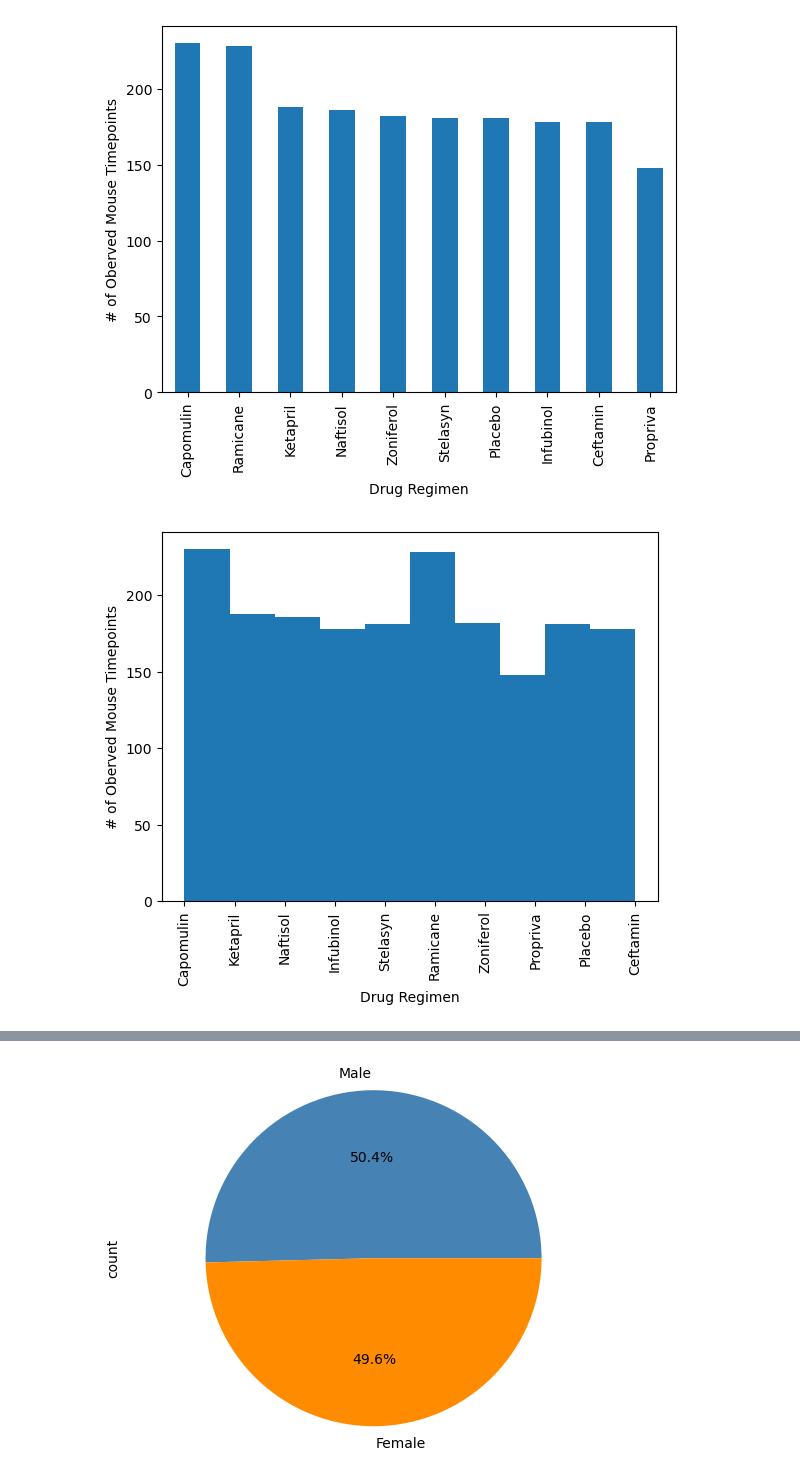
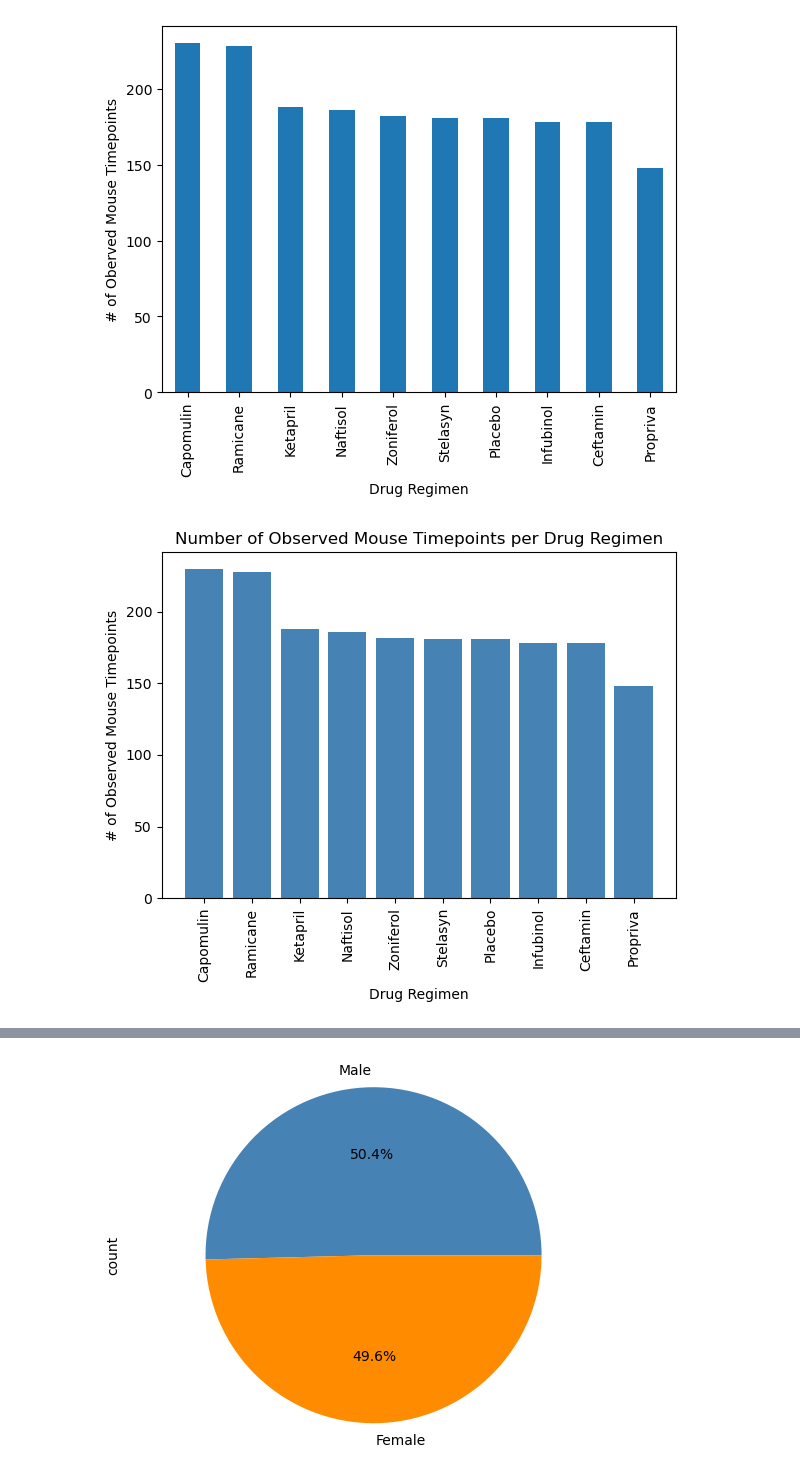
Before and after one commit to cbilinski101/Pymaceuticals, a Jupyter notebook: pymaceuticals_starter.ipynb, the cells around one changed output, grey strips where cells are left out. Cells and saved outputs as stored; diff of their text form; code cells hidden in the pictures.

```diff
--- a/pymaceuticals_starter.ipynb
+++ b/pymaceuticals_starter.ipynb
@@ -125,13 +125,21 @@ plt.show()
 [figure]
 # %%
 # Generate a bar plot showing the total number of rows (Mouse ID/Timepoints) for each drug regimen using pyplot.
-plt.hist(clean_df['Drug Regimen'])
+count_chart = (clean_df['Drug Regimen']).value_counts()
+plt.figure(figsize=(6, 5))
+plt.bar(count_chart.index, count_chart.values, color='steelblue')
+
+# Add labels and title
 plt.xlabel('Drug Regimen')
-plt.ylabel('# of Oberved Mouse Timepoints')
+plt.ylabel('# of Observed Mouse Timepoints')
 plt.xticks(rotation=90)
+plt.title('Number of Observed Mouse Timepoints per Drug Regimen')
+plt.tight_layout()
+
+# Show the plot
 plt.show()
 # %% [output]
-[figure, old version]
+[figure, new version]
 # %%
 # Generate a pie chart, using Pandas, showing the distribution of unique female versus male mice used in the study
 
```
Also changed, not shown: parts of 7 cells of this notebook.
